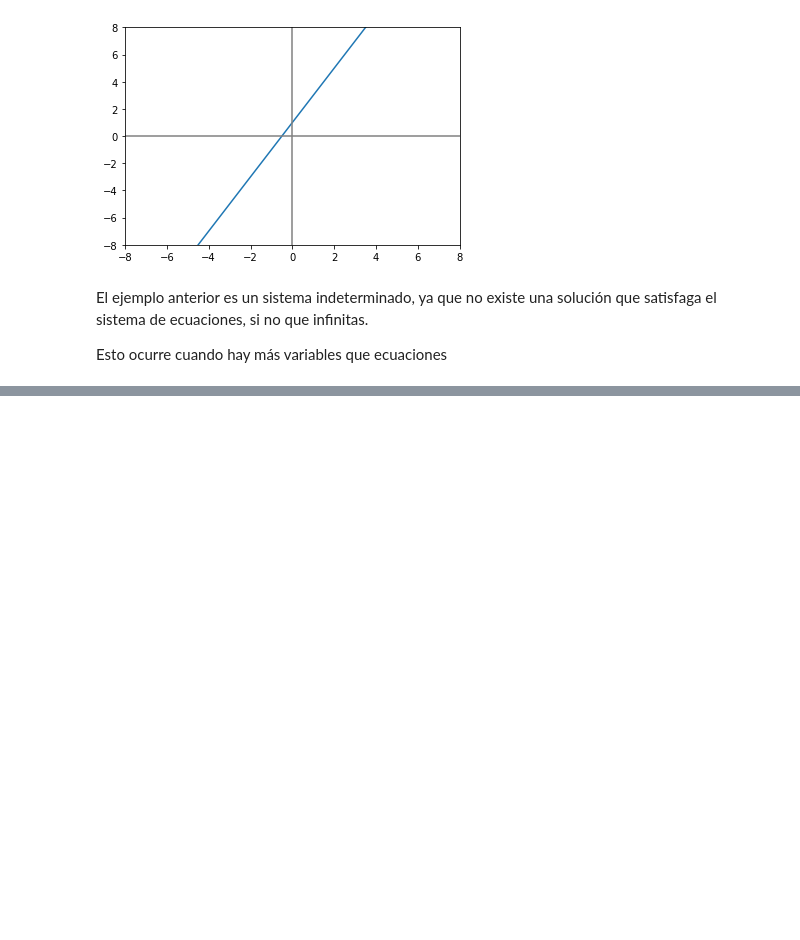
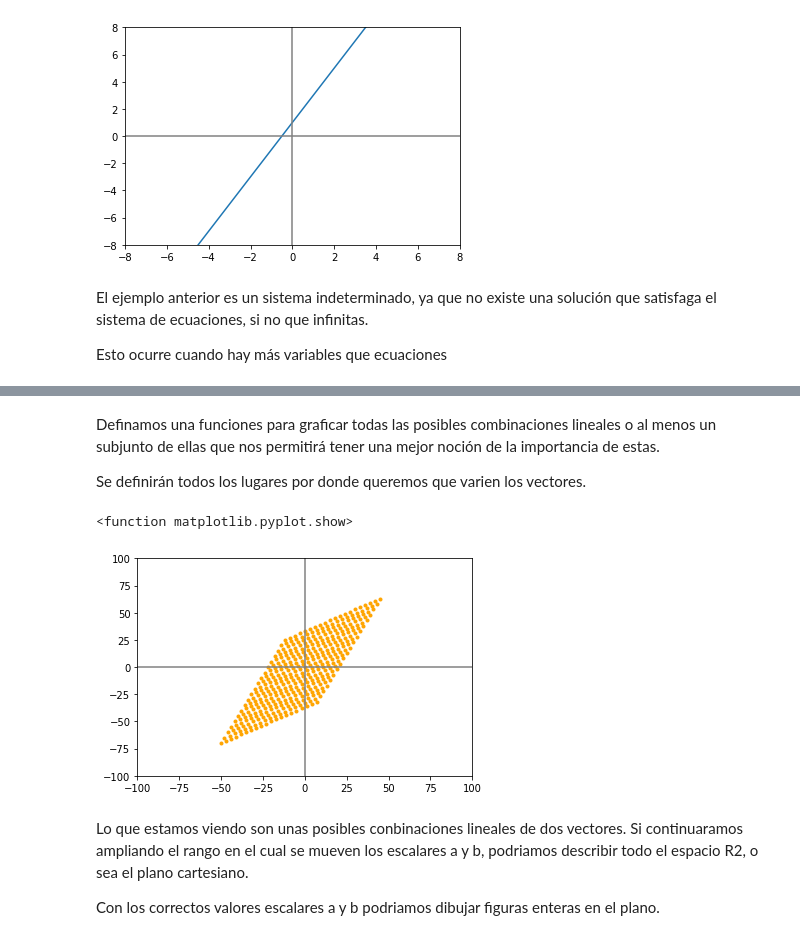
Before and after one commit to francomanca93/fundamentos-algebra-lineal, a Jupyter notebook: 4_Sistema_de_ecuaciones_lineales.ipynb, the cells around one changed output, grey strips where cells are left out. Cells and saved outputs as stored; diff of their text form; code cells hidden in the pictures; blank space fills up the shorter version.

```diff
--- a/4_Sistema_de_ecuaciones_lineales.ipynb
+++ b/4_Sistema_de_ecuaciones_lineales.ipynb
@@ -100,0 +169,25 @@ Esto ocurre cuando hay más variables que ecuaciones
+# %% [markdown]
+Definamos una funciones para graficar todas las posibles combinaciones lineales o al menos un subjunto de ellas que nos permitirá tener una mejor noción de la importancia de estas.
+
+Se definirán todos los lugares por donde queremos que varien los vectores.
+# %%
+for a in range(-10, 10):
+  for b in range(-10, 10):
+   plano plt.scatter(v1[0]*a + v2[0]*b, v1[1]*a + v2[1]*b,
+                marker = '.',
+                color = 'orange')
+
+plt.xlim(-100, 100)
+plt.ylim(-100, 100)
+
+plt.axvline(x=0, color='grey')
+plt.axhline(y=0, color='grey')
+
+plt.show
+# %% [output]
+<function matplotlib.pyplot.show>
+[figure, added]
+# %% [markdown]
+Lo que estamos viendo son unas posibles conbinaciones lineales de dos vectores. Si continuaramos ampliando el rango en el cual se mueven los escalares a y b, podriamos describir todo el espacio R2, o sea el plano cartesiano.
+
+Con los correctos valores escalares a y b podriamos dibujar figuras enteras en el plano.
```
Also changed, not shown: parts of 17 cells of this notebook.
